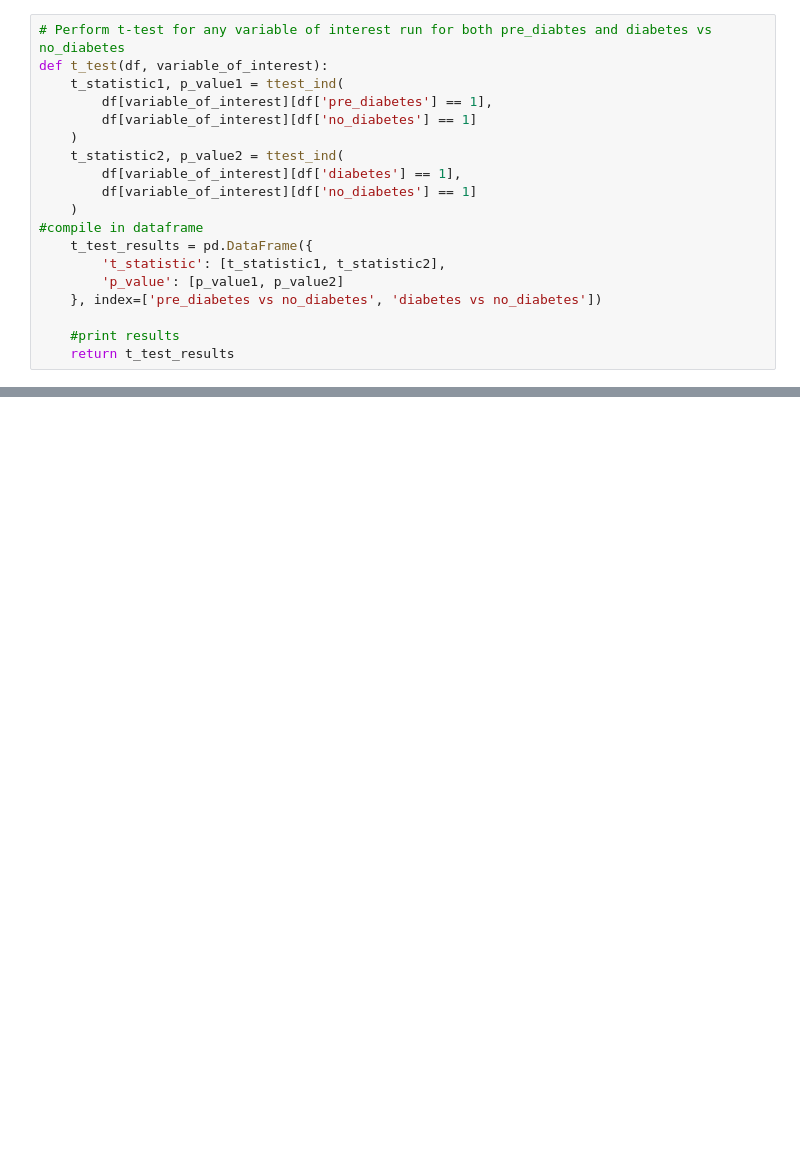
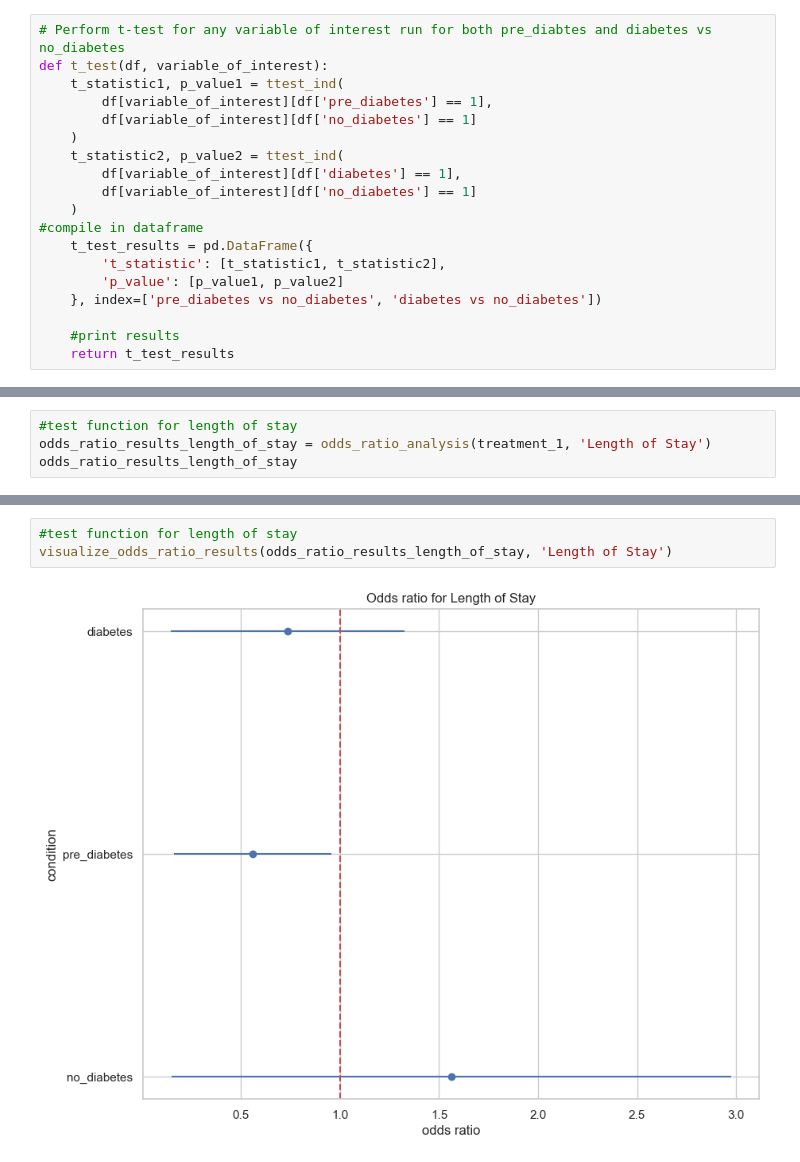
Before and after one commit to mehakrafiq/MedicalStats, a Jupyter notebook: T1_DataAnalysis.ipynb, the cells around one changed output, grey strips where cells are left out. Saved outputs shown, nothing was run; the diff lists cells and outputs as text; blank space fills up the shorter version.

```diff
--- a/T1_DataAnalysis.ipynb
+++ b/T1_DataAnalysis.ipynb
@@ -576,0 +396,4 @@ for variable_of_interest in columns_to_test:
+# %%
+#test function for length of stay
+odds_ratio_results_length_of_stay = odds_ratio_analysis(treatment_1, 'Length of Stay')
+odds_ratio_results_length_of_stay
@@ -576,0 +416,5 @@ for variable_of_interest in columns_to_test:
+# %%
+#test function for length of stay
+visualize_odds_ratio_results(odds_ratio_results_length_of_stay, 'Length of Stay')
+# %% [output]
+[figure, added]
```
Also changed, not shown: parts of 53 cells of this notebook, 40 other files.
